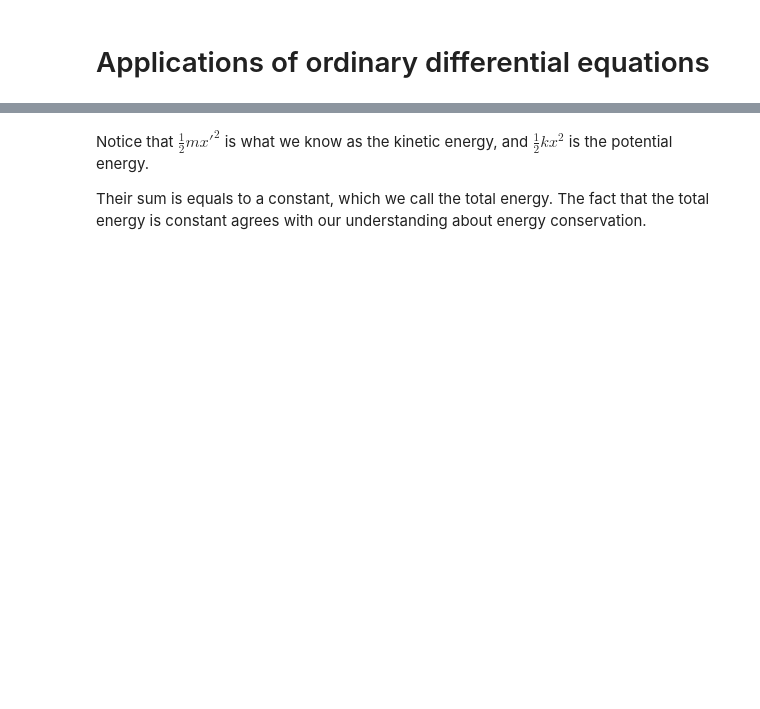
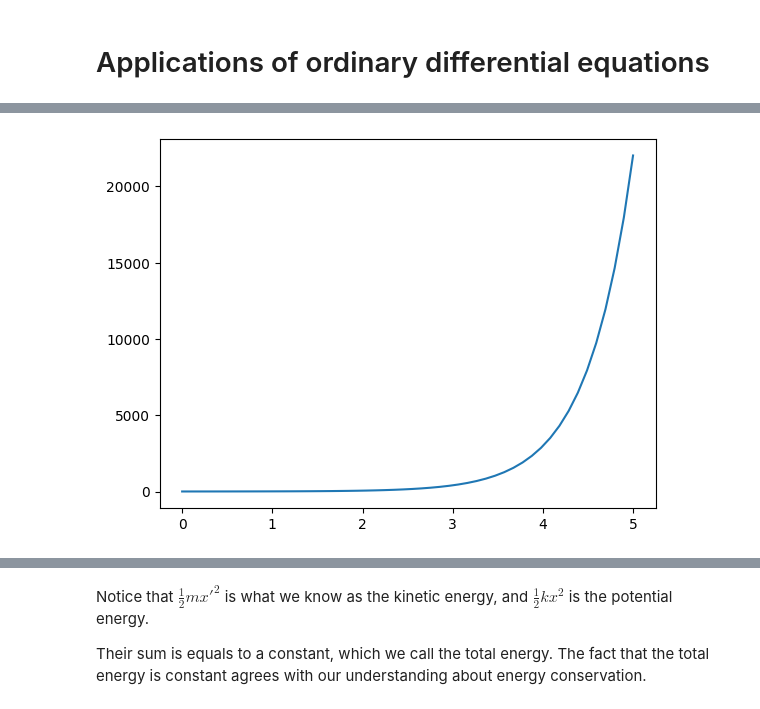
Before and after one commit to 0WN463/wellspring, a Jupyter notebook: ordinary_differential_equations/applications.ipynb, the cells around one changed output, grey strips where cells are left out. Saved outputs shown, nothing was run; the diff lists cells and outputs as text; code cells hidden in the pictures; blank space fills up the shorter version.

```diff
--- a/ordinary_differential_equations/applications.ipynb
+++ b/ordinary_differential_equations/applications.ipynb
@@ -45,0 +90,10 @@ There are 2 equilibrium, $\theta = 0$ and $\theta = \pi$.
+# %%
+ts = np.linspace(0, 5)
+A = 1
+g = 10
+L = 5
+
+plt.plot(ts, A * np.exp(g * ts / L) - A * np.exp(- g * ts / L) + np.pi)
+plt.show();
+# %% [output]
+[figure, added]
```
Also changed, not shown: parts of 53 cells of this notebook, 3 other files.
